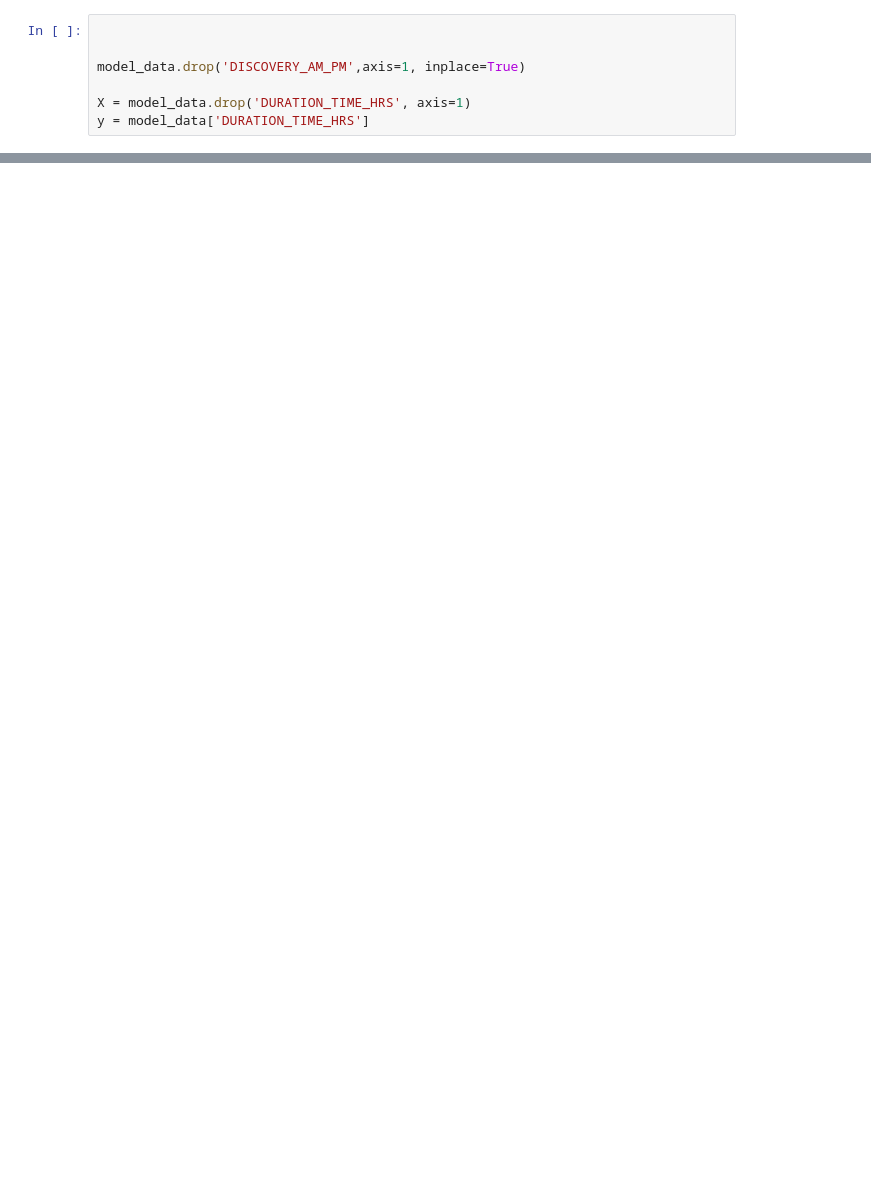
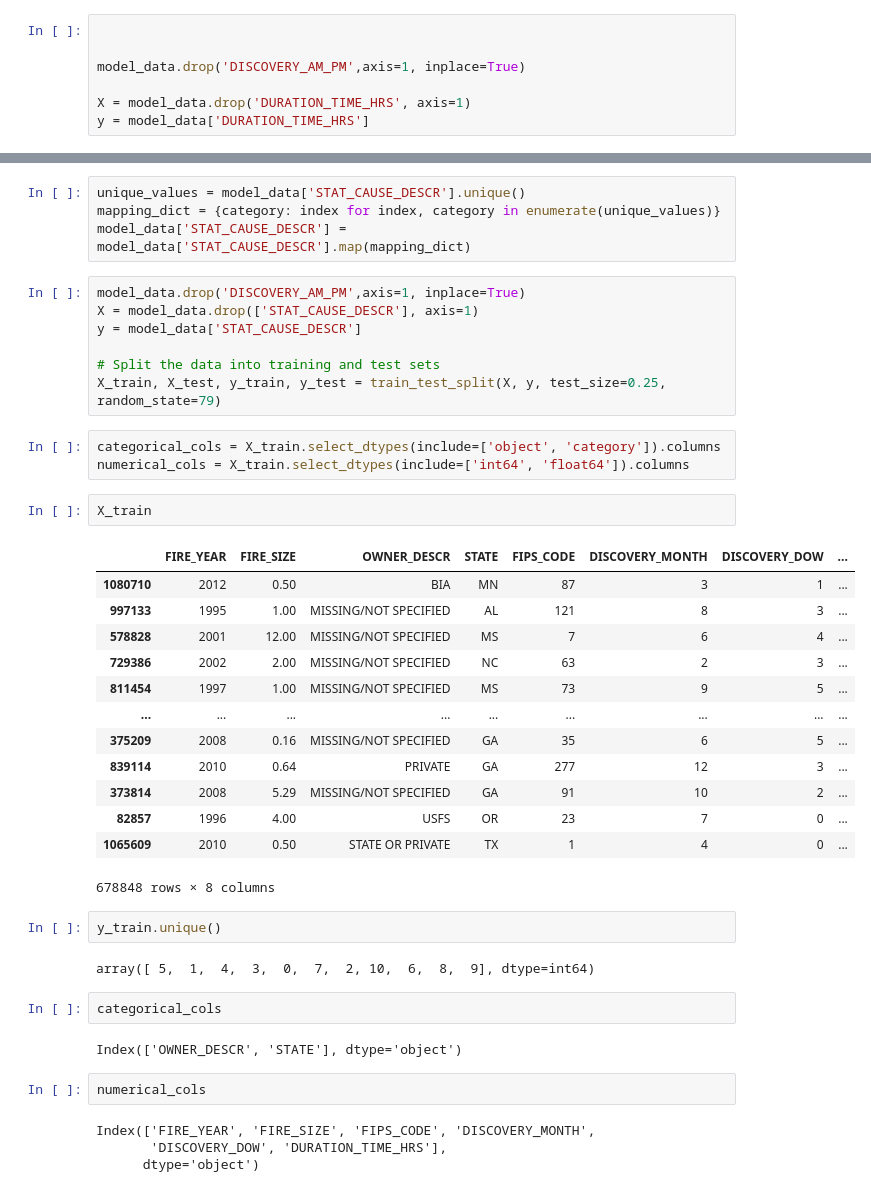
Before and after one commit to Sandeep8021/Wild-Fire-Prediction, a Jupyter notebook: updated_wildfire.ipynb, the cells around one changed output, grey strips where cells are left out. Cells and saved outputs as stored; diff of their text form; blank space fills up the shorter version.

```diff
--- a/updated_wildfire.ipynb
+++ b/updated_wildfire.ipynb
@@ -1694,0 +1713,44 @@ RANDOM FOREST RMSE: 97.18723136731926
+# %%
+unique_values = model_data['STAT_CAUSE_DESCR'].unique()
+mapping_dict = {category: index for index, category in enumerate(unique_values)}
+model_data['STAT_CAUSE_DESCR'] = model_data['STAT_CAUSE_DESCR'].map(mapping_dict)
+# %%
+model_data.drop('DISCOVERY_AM_PM',axis=1, inplace=True)
+X = model_data.drop(['STAT_CAUSE_DESCR'], axis=1)
+y = model_data['STAT_CAUSE_DESCR']
+
+# Split the data into training and test sets
+X_train, X_test, y_train, y_test = train_test_split(X, y, test_size=0.25, random_state=79)
+# %%
+categorical_cols = X_train.select_dtypes(include=['object', 'category']).columns
+numerical_cols = X_train.select_dtypes(include=['int64', 'float64']).columns
+# %%
+X_train
+# %% [output]
+|  | FIRE_YEAR | FIRE_SIZE | OWNER_DESCR | STATE | FIPS_CODE | DISCOVERY_MONTH | DISCOVERY_DOW | ... |
+| 1080710 | 2012 | 0.50 | BIA | MN | 87 | 3 | 1 | ... |
+| 997133 | 1995 | 1.00 | MISSING/NOT SPECIFIED | AL | 121 | 8 | 3 | ... |
+| 578828 | 2001 | 12.00 | MISSING/NOT SPECIFIED | MS | 7 | 6 | 4 | ... |
+| 729386 | 2002 | 2.00 | MISSING/NOT SPECIFIED | NC | 63 | 2 | 3 | ... |
+| 811454 | 1997 | 1.00 | MISSING/NOT SPECIFIED | MS | 73 | 9 | 5 | ... |
+| ... | ... | ... | ... | ... | ... | ... | ... | ... |
+| 375209 | 2008 | 0.16 | MISSING/NOT SPECIFIED | GA | 35 | 6 | 5 | ... |
+| 839114 | 2010 | 0.64 | PRIVATE | GA | 277 | 12 | 3 | ... |
+| 373814 | 2008 | 5.29 | MISSING/NOT SPECIFIED | GA | 91 | 10 | 2 | ... |
+| 82857 | 1996 | 4.00 | USFS | OR | 23 | 7 | 0 | ... |
+| 1065609 | 2010 | 0.50 | STATE OR PRIVATE | TX | 1 | 4 | 0 | ... |
+678848 rows × 8 columns
+# %%
+y_train.unique()
+# %% [output]
+array([ 5,  1,  4,  3,  0,  7,  2, 10,  6,  8,  9], dtype=int64)
+# %%
+categorical_cols
+# %% [output]
+Index(['OWNER_DESCR', 'STATE'], dtype='object')
+# %%
+numerical_cols
+# %% [output]
+Index(['FIRE_YEAR', 'FIRE_SIZE', 'FIPS_CODE', 'DISCOVERY_MONTH',
+       'DISCOVERY_DOW', 'DURATION_TIME_HRS'],
+      dtype='object')
```
Also changed, not shown: parts of 65 cells of this notebook.
